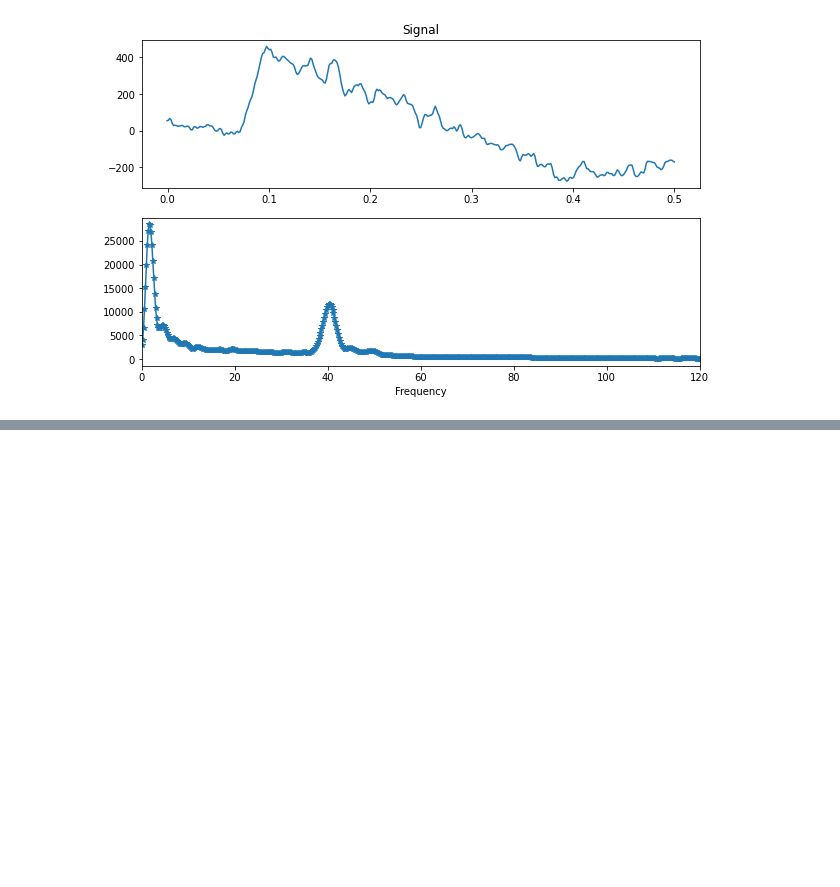
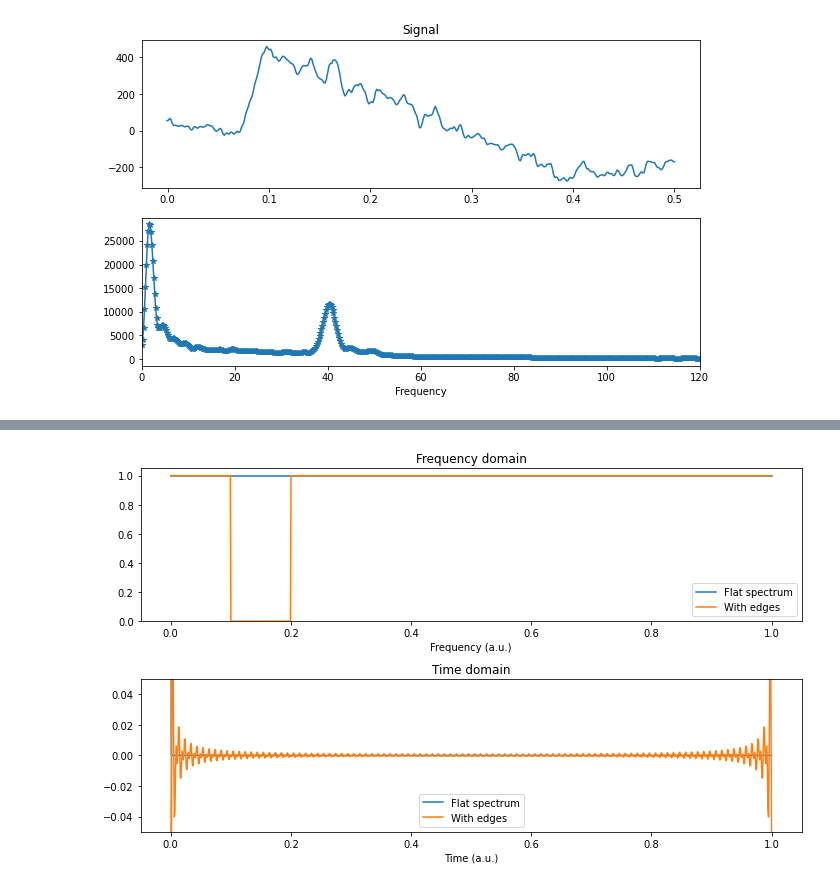
Before and after one commit to rklymentiev/nsp-course, a Jupyter notebook: s5_static_spectral_analysis/problem_set.ipynb, the cells around one changed output, grey strips where cells are left out. Saved outputs shown, nothing was run; the diff lists cells and outputs as text; code cells hidden in the pictures; blank space fills up the shorter version.

```diff
--- a/s5_static_spectral_analysis/problem_set.ipynb
+++ b/s5_static_spectral_analysis/problem_set.ipynb
@@ -293,0 +382,38 @@ plt.show()
+# %%
+# number of time points
+N = 1000;
+
+# generate a flat Fourier spectra
+fourspect1 = np.ones(shape=N)
+
+# copy it and zero-out some fraction
+fourspect2 = fourspect1.copy()
+fourspect2[int(N*.1):int(N*.2)] = 0
+
+#  create time-domain signals via IFFT of the spectra
+signal1 = ifft(fourspect1).real
+signal2 = ifft(fourspect2).real
+time = np.linspace(0,1,N)
+# %%
+plt.figure(figsize=(10,6))
+plt.subplot(211)
+plt.plot(time,fourspect1)
+plt.plot(time,fourspect2)
+plt.ylim([0, 1.05])
+plt.xlabel('Frequency (a.u.)')
+plt.title('Frequency domain')
+plt.legend(['Flat spectrum','With edges'])
+
+plt.subplot(212)
+plt.plot(time,signal1)
+plt.plot(time,signal2)
+plt.ylim([-1*.05, 1*.05])
+# plt.xlim([0, 0.1])
+plt.xlabel('Time (a.u.)')
+plt.title('Time domain')
+plt.legend(['Flat spectrum','With edges'])
+
+plt.tight_layout()
+plt.show()
+# %% [output]
+[figure, added]
```
Also changed, not shown: parts of 7 cells of this notebook.
